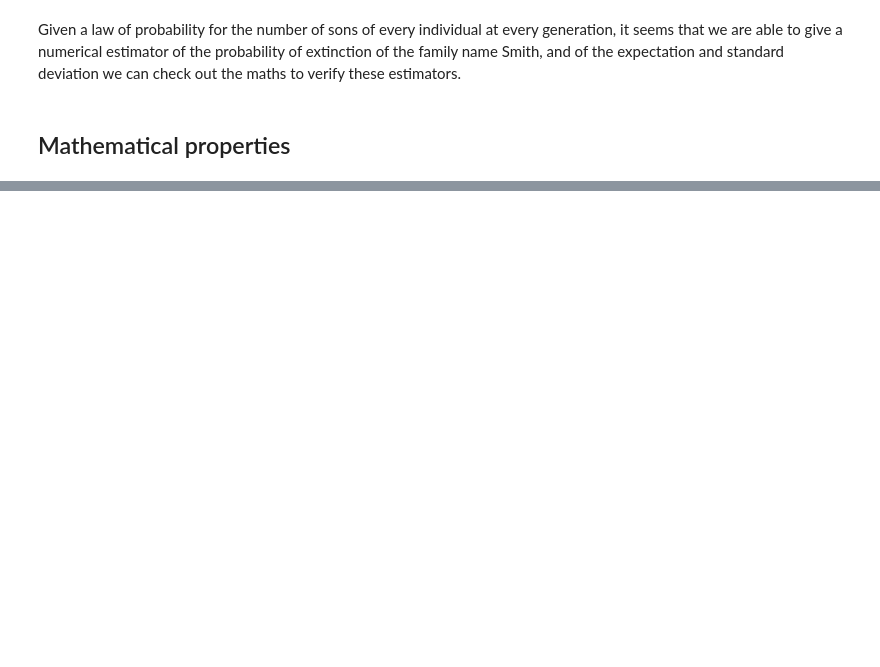
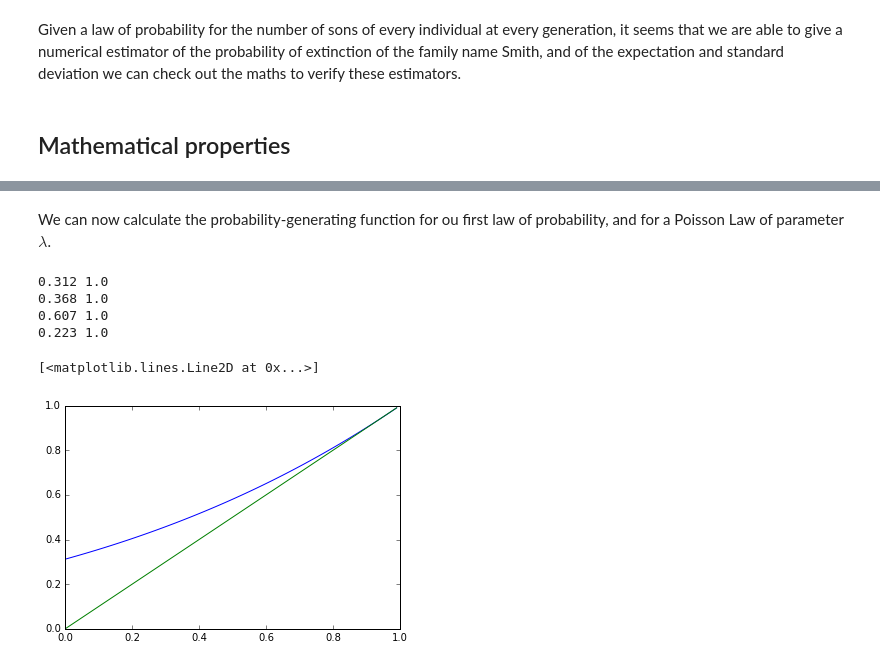
Before and after one commit to DBaudry/Galton-Watson, a Jupyter notebook: Galton_Watson_process.ipynb, the cells around one changed output, grey strips where cells are left out. Cells and saved outputs as stored; diff of their text form; code cells hidden in the pictures; blank space fills up the shorter version.

```diff
--- a/Galton_Watson_process.ipynb
+++ b/Galton_Watson_process.ipynb
@@ -195,0 +211,30 @@ Given a law of probability for the number of sons of every individual at every g
+# %% [markdown]
+We can now calculate the probability-generating function for ou first law of probability, and for a Poisson Law of parameter $\lambda$.
+# %%
+from scipy import misc
+import math
+
+def g_INSEE(t):
+    T=np.array([t**k for k in range(len(P))])
+    return(sum(T*P))
+
+print(g_INSEE(0), g_INSEE(1))
+
+def g_poisson(t,l):
+    return(np.exp(l*(t-1)))
+
+print(round(g_poisson(0,1),3), g_poisson(1,1))
+print(round(g_poisson(0,0.5),3), g_poisson(1,0.5))
+print(round(g_poisson(0,1.5),3), g_poisson(1,1.5))
+# %% [output]
+0.312 1.0
+0.368 1.0
+0.607 1.0
+0.223 1.0
+# %%
+T=np.arange(0,1,0.01)
+plt.plot(T,[g_INSEE(t) for t in T], color='blue')
+plt.plot(T,T,color='green')
+# %% [output]
+[<matplotlib.lines.Line2D at 0x...>]
+[figure, added]
```
Also changed, not shown: parts of 42 cells of this notebook.
